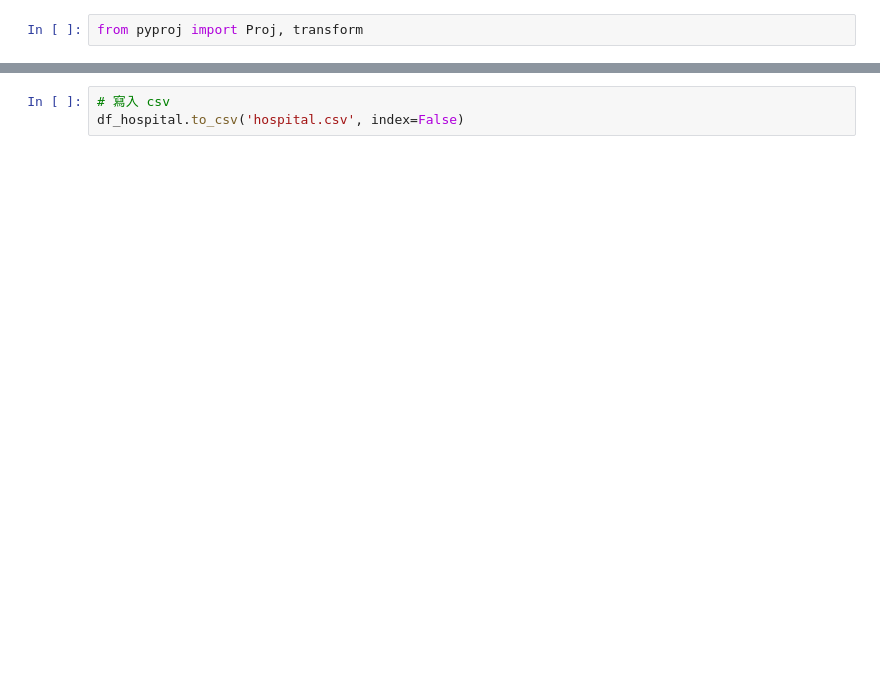
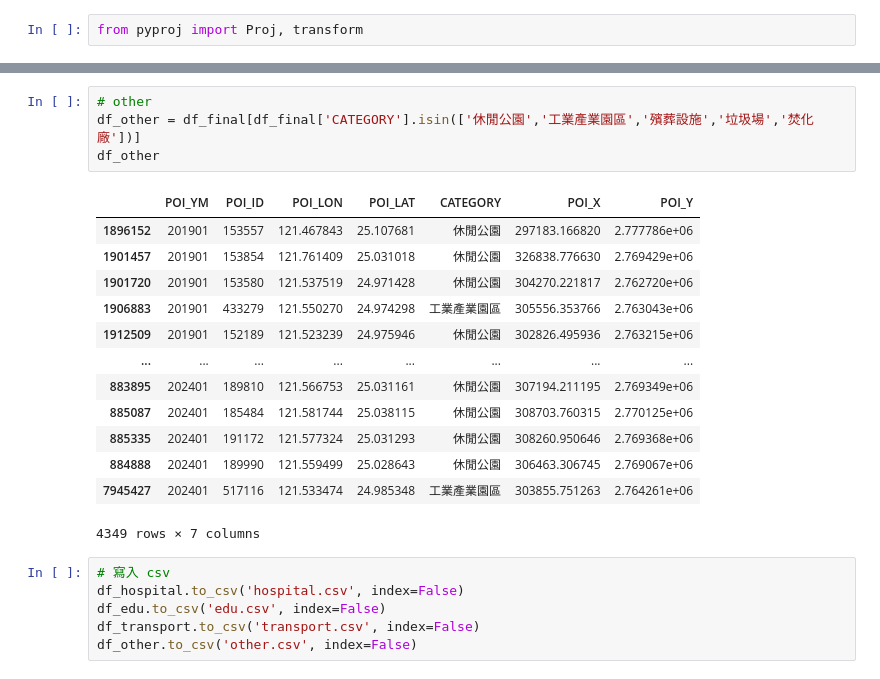
Before and after one commit to huangfishburger/capstone, a Jupyter notebook: main.ipynb, the cells around one changed output, grey strips where cells are left out. Saved outputs shown, nothing was run; the diff lists cells and outputs as text; blank space fills up the shorter version.

```diff
--- a/main.ipynb
+++ b/main.ipynb
@@ -175,3 +191,24 @@ df_hospital
+# %%
+# other
+df_other = df_final[df_final['CATEGORY'].isin(['休閒公園','工業產業園區','殯葬設施','垃圾場','焚化廠'])]
+df_other
+# %% [output]
+|  | POI_YM | POI_ID | POI_LON | POI_LAT | CATEGORY | POI_X | POI_Y |
+| 1896152 | 201901 | 153557 | 121.467843 | 25.107681 | 休閒公園 | 297183.166820 | 2.777786e+06 |
+| 1901457 | 201901 | 153854 | 121.761409 | 25.031018 | 休閒公園 | 326838.776630 | 2.769429e+06 |
+| 1901720 | 201901 | 153580 | 121.537519 | 24.971428 | 休閒公園 | 304270.221817 | 2.762720e+06 |
+| 1906883 | 201901 | 433279 | 121.550270 | 24.974298 | 工業產業園區 | 305556.353766 | 2.763043e+06 |
+| 1912509 | 201901 | 152189 | 121.523239 | 24.975946 | 休閒公園 | 302826.495936 | 2.763215e+06 |
+| ... | ... | ... | ... | ... | ... | ... | ... |
+| 883895 | 202401 | 189810 | 121.566753 | 25.031161 | 休閒公園 | 307194.211195 | 2.769349e+06 |
+| 885087 | 202401 | 185484 | 121.581744 | 25.038115 | 休閒公園 | 308703.760315 | 2.770125e+06 |
+| 885335 | 202401 | 191172 | 121.577324 | 25.031293 | 休閒公園 | 308260.950646 | 2.769368e+06 |
+| 884888 | 202401 | 189990 | 121.559499 | 25.028643 | 休閒公園 | 306463.306745 | 2.769067e+06 |
+| 7945427 | 202401 | 517116 | 121.533474 | 24.985348 | 工業產業園區 | 303855.751263 | 2.764261e+06 |
+4349 rows × 7 columns
 # %%
 # 寫入 csv
 df_hospital.to_csv('hospital.csv', index=False)
+df_edu.to_csv('edu.csv', index=False)
+df_transport.to_csv('transport.csv', index=False)
+df_other.to_csv('other.csv', index=False)
```
Also changed, not shown: parts of 10 cells of this notebook, 1 other file.
